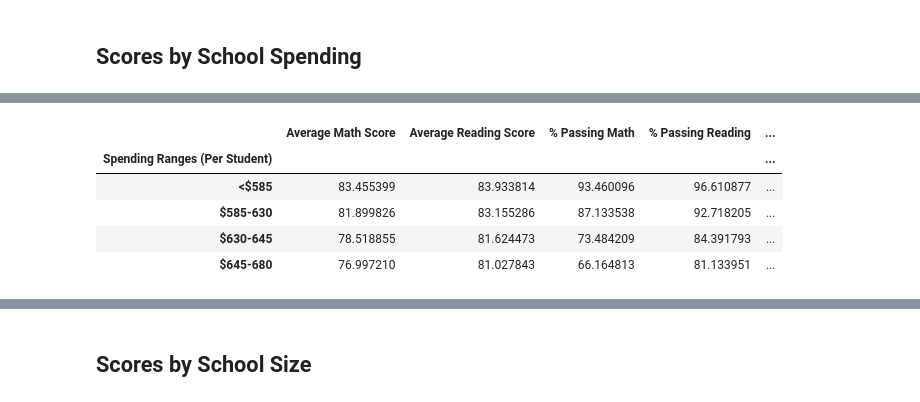
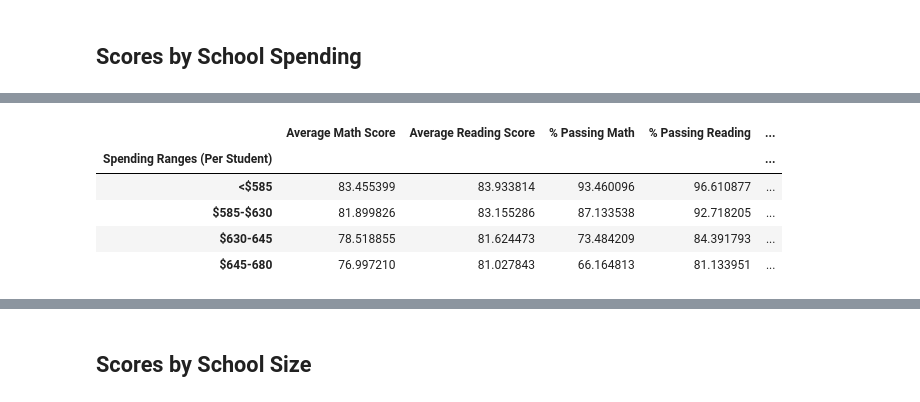
Before and after one commit to mjardinico/pandas_challenge2, a Jupyter notebook: PyCitySchools/PyCitySchools_starter.ipynb, the cells around one changed output, grey strips where cells are left out. Saved outputs shown, nothing was run; the diff lists cells and outputs as text; code cells hidden in the pictures.

```diff
--- a/PyCitySchools/PyCitySchools_starter.ipynb
+++ b/PyCitySchools/PyCitySchools_starter.ipynb
@@ -411,13 +382,13 @@ per_school_summary = pd.DataFrame({
 per_school_summary.index.name = None
 
 # Formatting
-per_school_summary["Total School Budget"] = per_school_summary["Total School Budget"].map("${:,.2f}".format)
-per_school_summary["Per Student Budget"] = per_school_summary["Per Student Budget"].map("${:,.2f}".format)
-per_school_summary["Average Math Score"] = per_school_summary["Average Math Score"].map("{:,.2f}".format)
-per_school_summary["Average Reading Score"] = per_school_summary["Average Reading Score"].map("{:,.2f}".format)
-per_school_summary["% Passing Math"] = per_school_summary["% Passing Math"].map("{:,.2f}%".format)
-per_school_summary["% Passing Reading"] = per_school_summary["% Passing Reading"].map("{:,.2f}%".format)
-per_school_summary["% Overall Passing"] = per_school_summary["% Overall Passing"].map("{:,.2f}%".format)
+# per_school_summary["Total School Budget"] = per_school_summary["Total School Budget"].map("${:,.2f}".format)
+# per_school_summary["Per Student Budget"] = per_school_summary["Per Student Budget"].map("${:,.2f}".format)
+# per_school_summary["Average Math Score"] = per_school_summary["Average Math Score"].map("{:,.2f}".format)
+# per_school_summary["Average Reading Score"] = per_school_summary["Average Reading Score"].map("{:,.2f}".format)
+# per_school_summary["% Passing Math"] = per_school_summary["% Passing Math"].map("{:,.2f}%".format)
+# per_school_summary["% Passing Reading"] = per_school_summary["% Passing Reading"].map("{:,.2f}%".format)
+# per_school_summary["% Overall Passing"] = per_school_summary["% Overall Passing"].map("{:,.2f}%".format)
 
 per_school_summary.head()
 # %% [output]
@@ -548,7 +524,7 @@ import matplotlib.pyplot as plt
 # %%
 # Establish the bins
 spending_bins = [0, 585, 630, 645, 680]
-labels = [">$585", "$585-$630", "$630-645", "$645-680"]
+labels = ["<$585", "$585-$630", "$630-645", "$645-680"]
 # %%
 # Create a copy of the school summary since it has the "Per Student Budget"
 school_spending_df = per_school_summary.copy()
@@ -585,7 +551,0 @@ labels = ["<$585", "$585-630", "$630-645", "$645-680"]
-# %%
-# Create a copy of the school summary since it has the "Per Student Budget"
-school_spending_df = per_school_summary.copy()
-# %%
-# Use `pd.cut` to categorize spending based on the bins.
-school_spending_df["Spending Ranges (Per Student)"] =
-school_spending_df
@@ -615,14 +584,20 @@ spending_passing_reading = school_spending_df.groupby(["Spending Ranges (Per Stu
 overall_passing_spending = school_spending_df.groupby(["Spending Ranges (Per Student)"])["% Overall Passing"].mean()
 # %%
 # Assemble into DataFrame
-spending_summary =
+spending_summary = pd.DataFrame({
+    "Average Math Score": spending_math_scores,
+    "Average Reading Score": spending_reading_scores,
+    "% Passing Math": spending_passing_math,
+    "% Passing Reading": spending_passing_reading,
+    "% Overall Passing": overall_passing_spending
+})
 
 # Display results
 spending_summary
 # %% [output]
 |  | Average Math Score | Average Reading Score | % Passing Math | % Passing Reading | ... |
 | Spending Ranges (Per Student) |  |  |  |  | ... |
 | <$585 | 83.455399 | 83.933814 | 93.460096 | 96.610877 | ... |
-| $585-630 | 81.899826 | 83.155286 | 87.133538 | 92.718205 | ... |
+| $585-$630 | 81.899826 | 83.155286 | 87.133538 | 92.718205 | ... |
 | $630-645 | 78.518855 | 81.624473 | 73.484209 | 84.391793 | ... |
 | $645-680 | 76.997210 | 81.027843 | 66.164813 | 81.133951 | ... |
```
Also changed, not shown: parts of 28 cells of this notebook.
